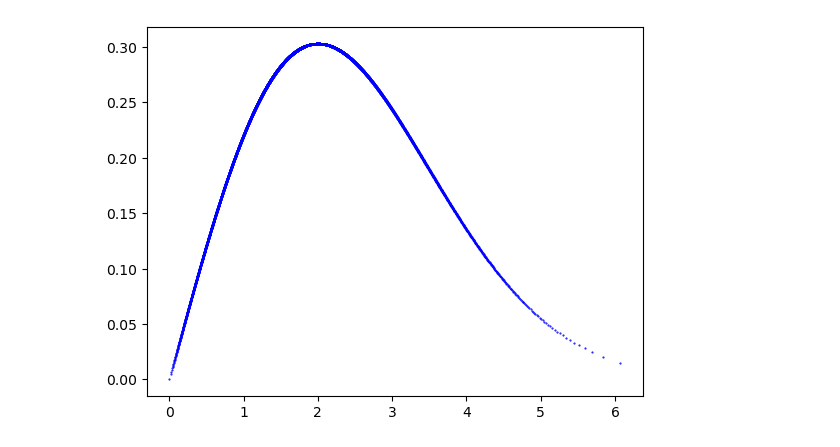
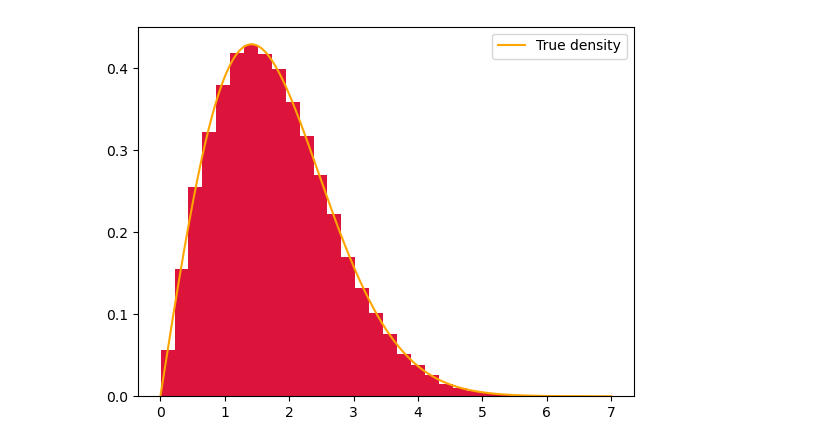
Before and after one commit to devalckfausto-dev/computer-intensive-statistics-group-assignment-1, a Jupyter notebook: Task1HWA1.ipynb, the cells around one changed output. Drawn from its saved outputs; the diff is of its cells as text; code cells hidden in the pictures.

```diff
--- a/Task1HWA1.ipynb
+++ b/Task1HWA1.ipynb
@@ -4,11 +5,20 @@ import matplotlib.pyplot as plt
 # %%
 def quantile(u, theta):
     return np.sqrt(-theta**2 * np.log(1-u))
 
 def density(x, theta):
-    return (x/theta**2) * np.exp(-x**2/(2*theta**2))
+    return (2*x/theta**2) * np.exp(-x**2/(theta**2))
 
+np.random.seed(33)
 theta = 2
-samples = np.random.uniform(0, 1, 1000)
+uniforms = np.random.uniform(0, 1, 100000)
+x_axis = np.asarray(np.linspace(0, 7, 100000))
+samples_1 = quantile(uniforms, theta)
+
+
+plt.hist(samples, bins=30, color='crimson', density=True)
+plt.plot(x_axis, density(x_axis, theta), '-', color="orange", label='True density')
+plt.legend()
+plt.show()
 # %% [output]
-[figure, old version]
+[figure, new version]
```
Also changed, not shown: parts of 3 cells of this notebook.
